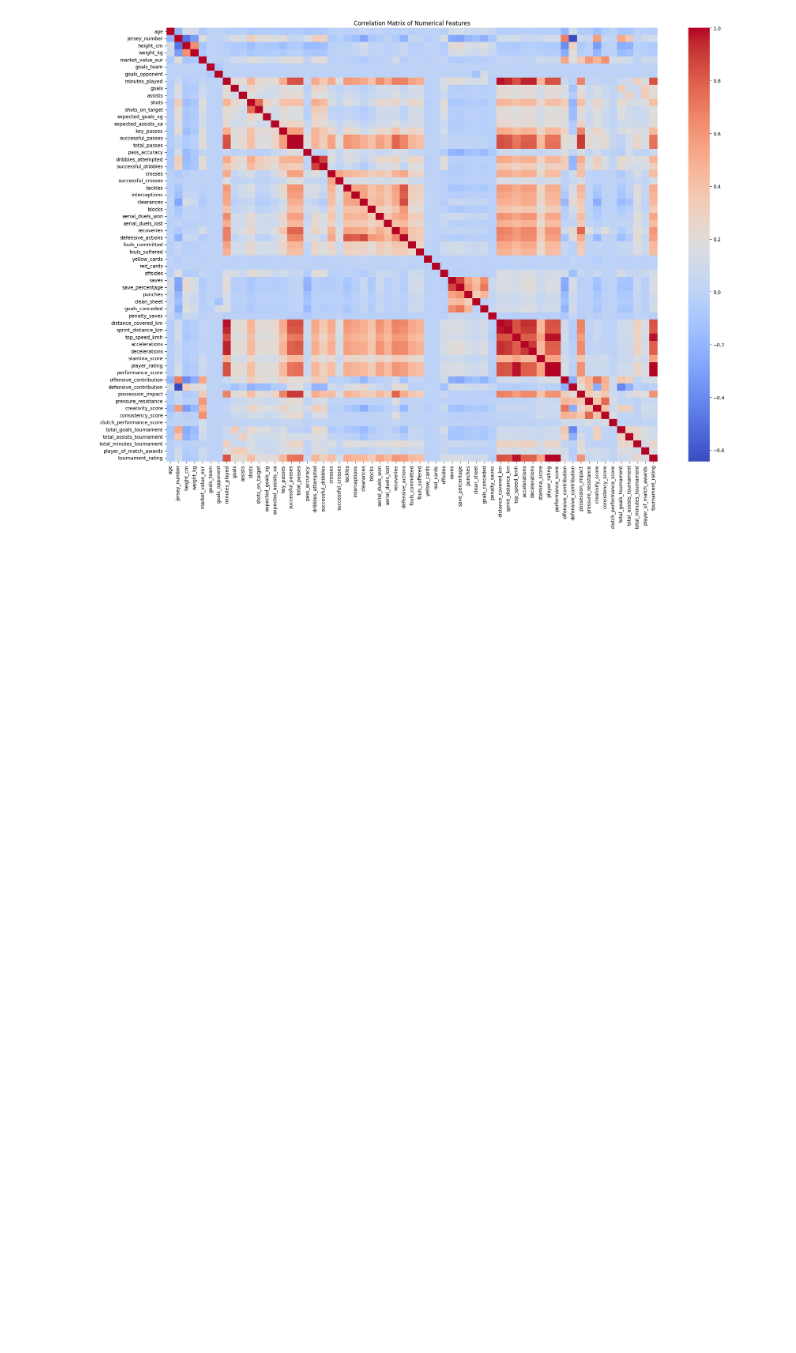
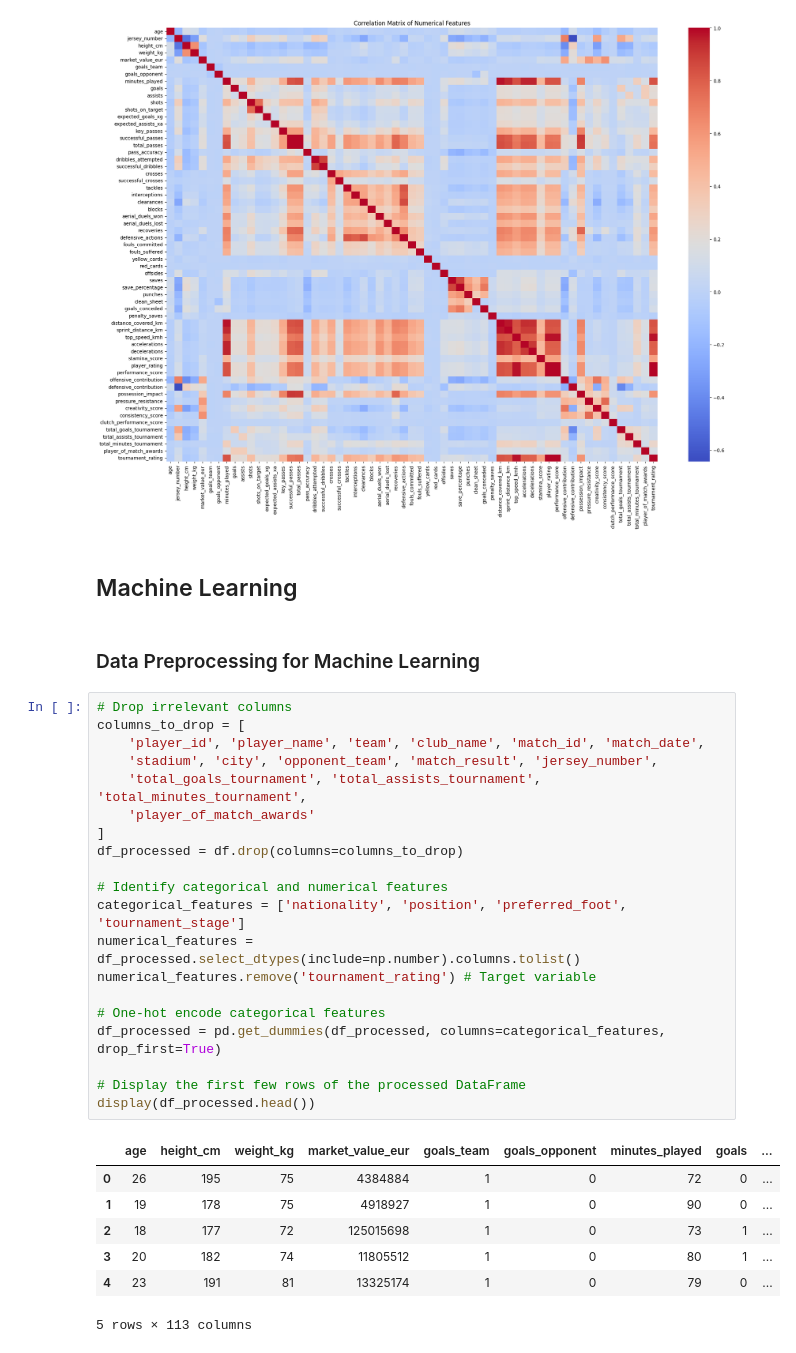
Before and after one commit to kxrrym03/FIFA-2026-Player-Performance, a Jupyter notebook: FIFA_2026_Player_Performance.ipynb, the cells around one changed output. Drawn from its saved outputs; the diff is of its cells as text; blank space fills up the shorter version.

```diff
--- a/FIFA_2026_Player_Performance.ipynb
+++ b/FIFA_2026_Player_Performance.ipynb
@@ -212,3 +212,35 @@ plt.tight_layout()
 plt.show()
 # %% [output]
 [figure]
+# %% [markdown]
+## Machine Learning
+# %% [markdown]
+### Data Preprocessing for Machine Learning
+# %%
+# Drop irrelevant columns
+columns_to_drop = [
+    'player_id', 'player_name', 'team', 'club_name', 'match_id', 'match_date',
+    'stadium', 'city', 'opponent_team', 'match_result', 'jersey_number',
+    'total_goals_tournament', 'total_assists_tournament', 'total_minutes_tournament',
+    'player_of_match_awards'
+]
+df_processed = df.drop(columns=columns_to_drop)
+
+# Identify categorical and numerical features
+categorical_features = ['nationality', 'position', 'preferred_foot', 'tournament_stage']
+numerical_features = df_processed.select_dtypes(include=np.number).columns.tolist()
+numerical_features.remove('tournament_rating') # Target variable
+
+# One-hot encode categorical features
+df_processed = pd.get_dummies(df_processed, columns=categorical_features, drop_first=True)
+
+# Display the first few rows of the processed DataFrame
+display(df_processed.head())
+# %% [output]
+|  | age | height_cm | weight_kg | market_value_eur | goals_team | goals_opponent | minutes_played | goals | ... |
+| 0 | 26 | 195 | 75 | 4384884 | 1 | 0 | 72 | 0 | ... |
+| 1 | 19 | 178 | 75 | 4918927 | 1 | 0 | 90 | 0 | ... |
+| 2 | 18 | 177 | 72 | 125015698 | 1 | 0 | 73 | 1 | ... |
+| 3 | 20 | 182 | 74 | 11805512 | 1 | 0 | 80 | 1 | ... |
+| 4 | 23 | 191 | 81 | 13325174 | 1 | 0 | 79 | 0 | ... |
+5 rows × 113 columns
```
Also changed, not shown: parts of 9 cells of this notebook.
